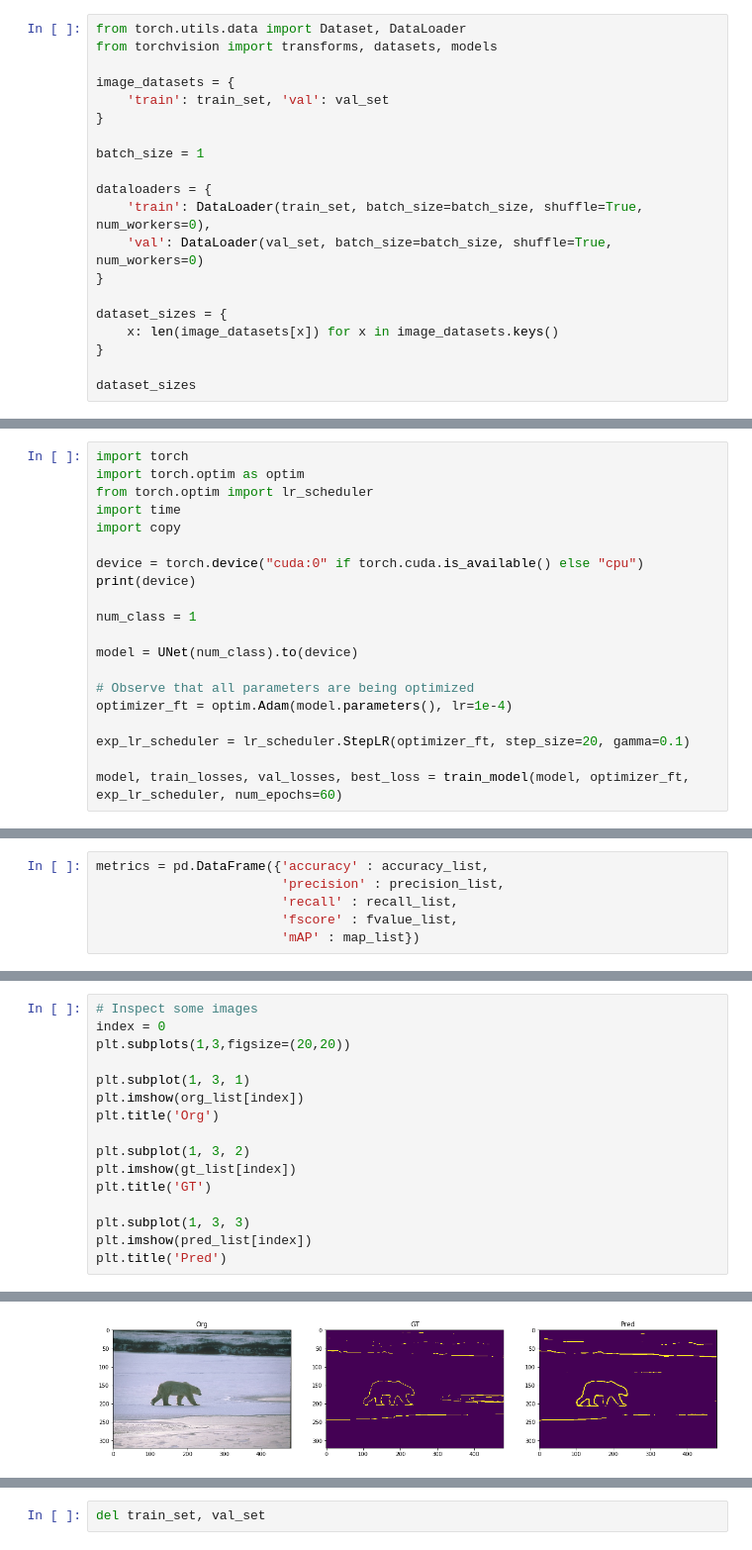
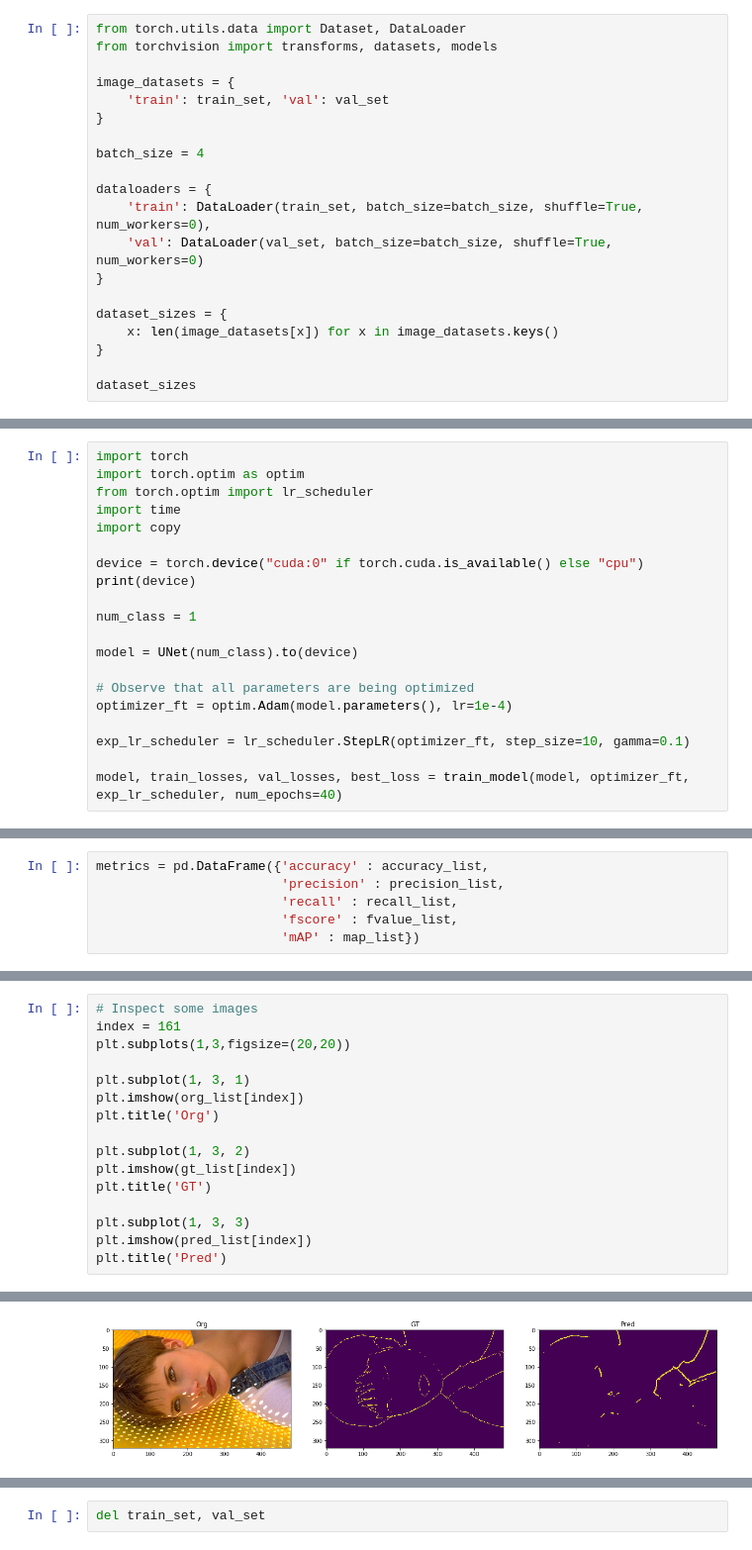
Before and after one commit to iocak28/UNet_edge_detection, a Jupyter notebook: pytorch_unet-edge.ipynb, the cells around one changed output, grey strips where cells are left out. Shown at 99% size. Saved outputs shown, nothing was run; the diff lists cells and outputs as text.

Commit message:
final version with batchsize 4

```diff
--- a/pytorch_unet-edge.ipynb
+++ b/pytorch_unet-edge.ipynb
@@ -225,7 +225,7 @@ image_datasets = {
     'train': train_set, 'val': val_set
 }
 
-batch_size = 1
+batch_size = 4
 
 dataloaders = {
     'train': DataLoader(train_set, batch_size=batch_size, shuffle=True, num_workers=0),
@@ -458,8 +509,8 @@ model = UNet(num_class).to(device)
 # Observe that all parameters are being optimized
 optimizer_ft = optim.Adam(model.parameters(), lr=1e-4)
 
-exp_lr_scheduler = lr_scheduler.StepLR(optimizer_ft, step_size=20, gamma=0.1)
+exp_lr_scheduler = lr_scheduler.StepLR(optimizer_ft, step_size=10, gamma=0.1)
 
-model, train_losses, val_losses, best_loss = train_model(model, optimizer_ft, exp_lr_scheduler, num_epochs=60)
+model, train_losses, val_losses, best_loss = train_model(model, optimizer_ft, exp_lr_scheduler, num_epochs=40)
 # %% [output]
 cuda:0
@@ -661,20 +714,20 @@ mAP          0.198405
 dtype: float64
 # %%
 # Inspect some images
-index = 0
+index = 161
 plt.subplots(1,3,figsize=(20,20))
 
 plt.subplot(1, 3, 1)
 plt.imshow(org_list[index])
 plt.title('Org')
 
 plt.subplot(1, 3, 2)
 plt.imshow(gt_list[index])
 plt.title('GT')
 
 plt.subplot(1, 3, 3)
 plt.imshow(pred_list[index])
 plt.title('Pred')
 # %% [output]
 Text(0.5, 1.0, 'Pred')
-[figure, old version]
+[figure, new version]
```
Also changed, not shown: parts of 21 cells of this notebook.
